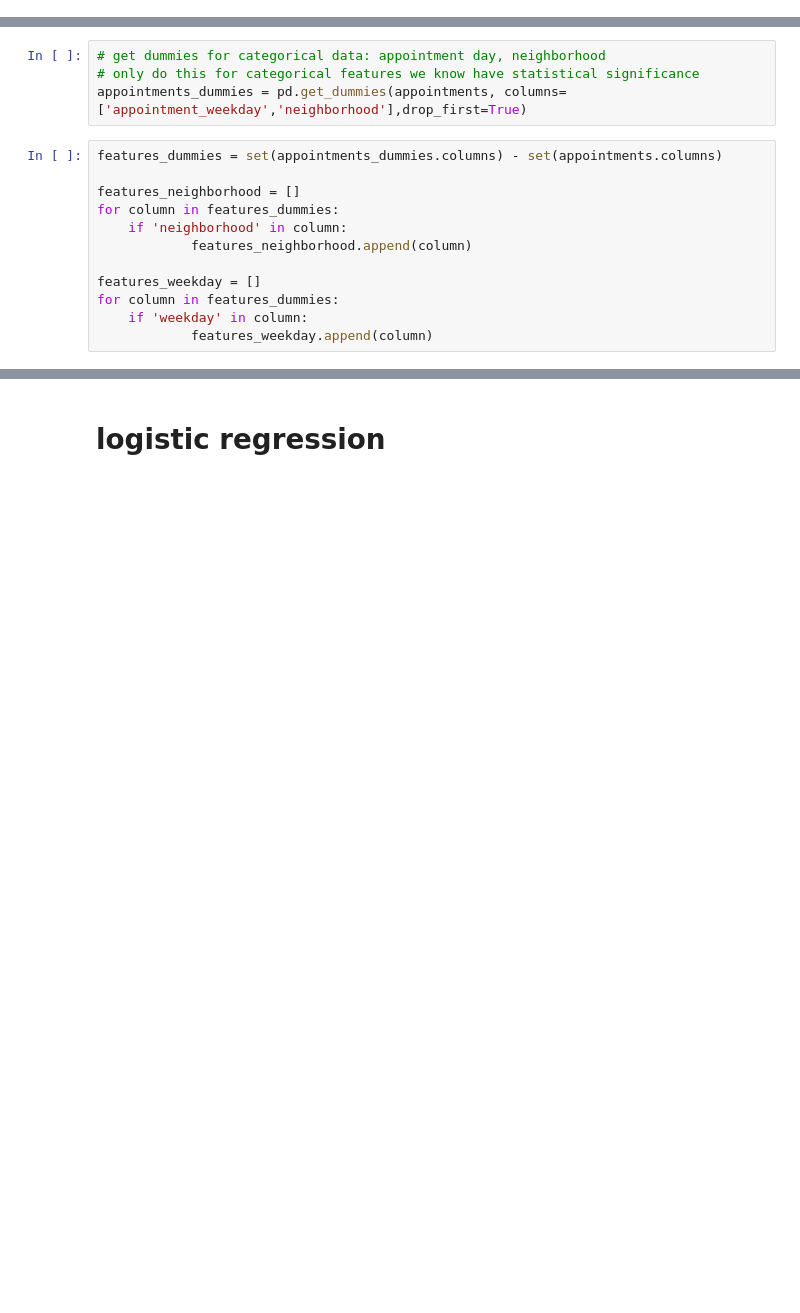
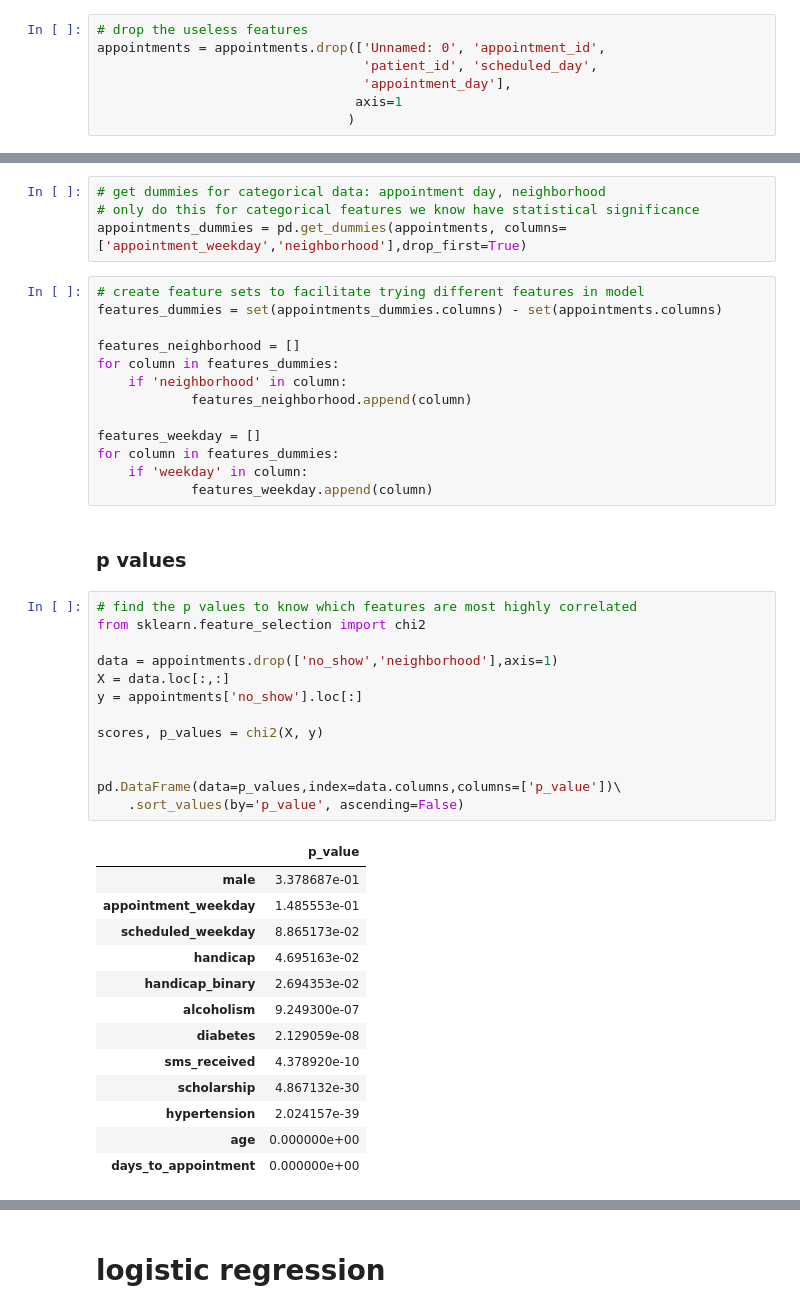
Before and after one commit to ncernek/medical_no_shows, a Jupyter notebook: logistic_regression.ipynb, the cells around one changed output, grey strips where cells are left out. Drawn from its saved outputs; the diff is of its cells as text; blank space fills up the shorter version.

Commit message:
added chi-square p value test

```diff
--- a/logistic_regression.ipynb
+++ b/logistic_regression.ipynb
@@ -42,3 +49,10 @@ memory usage: 9.7+ MB
+# %%
+# drop the useless features
+appointments = appointments.drop(['Unnamed: 0', 'appointment_id',
+                                  'patient_id', 'scheduled_day',
+                                  'appointment_day'],
+                                 axis=1
+                                )
 # %% [markdown]
 ### get dummies
 # %%
@@ -46,6 +60,7 @@ memory usage: 9.7+ MB
 # only do this for categorical features we know have statistical significance
 appointments_dummies = pd.get_dummies(appointments, columns=['appointment_weekday','neighborhood'],drop_first=True)
 # %%
+# create feature sets to facilitate trying different features in model
 features_dummies = set(appointments_dummies.columns) - set(appointments.columns)
 
 features_neighborhood = []
@@ -57,3 +72,32 @@ features_weekday = []
 for column in features_dummies:
     if 'weekday' in column:
             features_weekday.append(column)
+# %% [markdown]
+### p values
+# %%
+# find the p values to know which features are most highly correlated
+from sklearn.feature_selection import chi2
+
+data = appointments.drop(['no_show','neighborhood'],axis=1)
+X = data.loc[:,:]
+y = appointments['no_show'].loc[:]
+
+scores, p_values = chi2(X, y)
+
+
+pd.DataFrame(data=p_values,index=data.columns,columns=['p_value'])\
+    .sort_values(by='p_value', ascending=False)
+# %% [output]
+|  | p_value |
+| male | 3.378687e-01 |
+| appointment_weekday | 1.485553e-01 |
+| scheduled_weekday | 8.865173e-02 |
+| handicap | 4.695163e-02 |
+| handicap_binary | 2.694353e-02 |
+| alcoholism | 9.249300e-07 |
+| diabetes | 2.129059e-08 |
+| sms_received | 4.378920e-10 |
+| scholarship | 4.867132e-30 |
+| hypertension | 2.024157e-39 |
+| age | 0.000000e+00 |
+| days_to_appointment | 0.000000e+00 |
```
Also changed, not shown: parts of 7 cells of this notebook, 1 other file.
